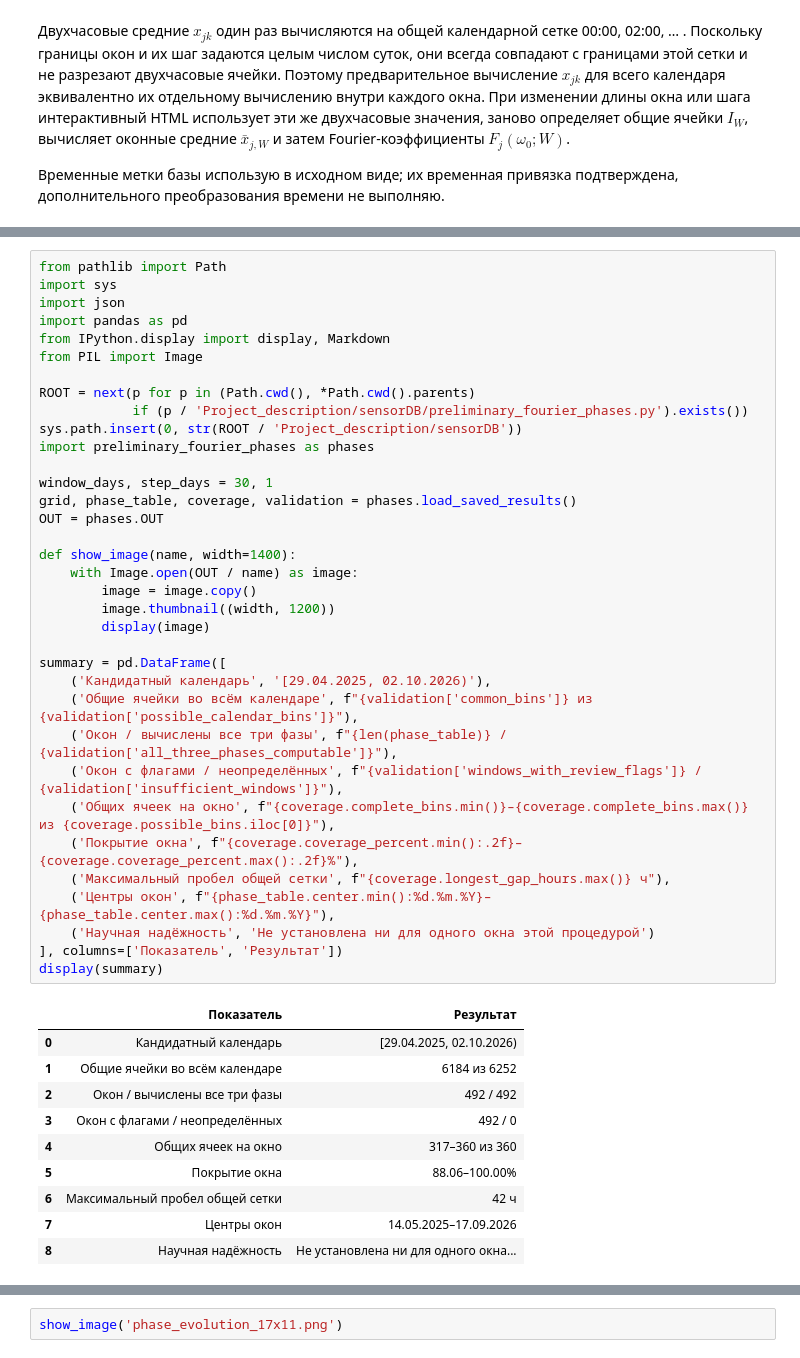
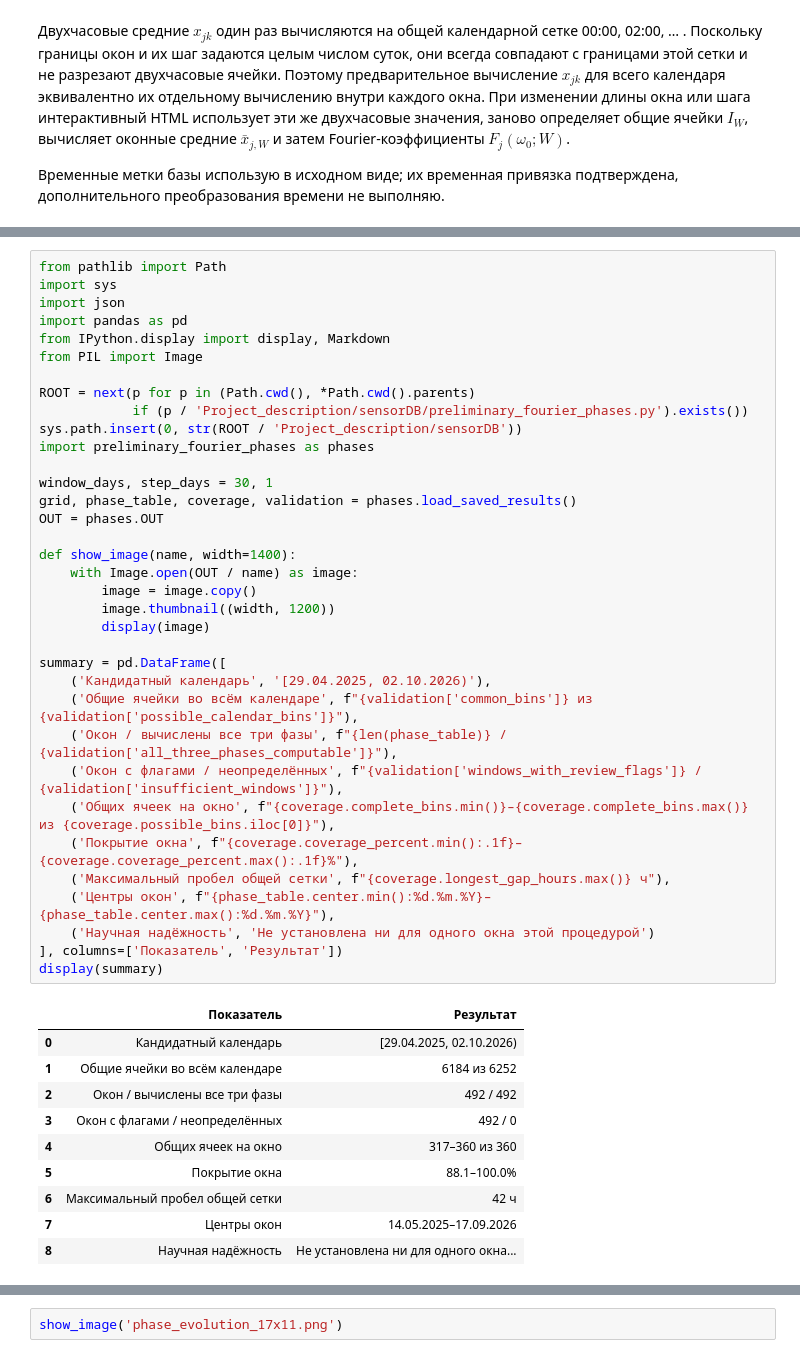
Before and after one commit to DimitriBolt/CO2Flux, a Jupyter notebook: Project_description/Research_log/00_preliminary_fourier_phases.ipynb, the cells around one changed output, grey strips where cells are left out. Saved outputs shown, nothing was run; the diff lists cells and outputs as text.

```diff
--- a/Project_description/Research_log/00_preliminary_fourier_phases.ipynb
+++ b/Project_description/Research_log/00_preliminary_fourier_phases.ipynb
@@ -130,35 +155,35 @@ sys.path.insert(0, str(ROOT / 'Project_description/sensorDB'))
 import preliminary_fourier_phases as phases
 
 window_days, step_days = 30, 1
 grid, phase_table, coverage, validation = phases.load_saved_results()
 OUT = phases.OUT
 
 def show_image(name, width=1400):
     with Image.open(OUT / name) as image:
         image = image.copy()
         image.thumbnail((width, 1200))
         display(image)
 
 summary = pd.DataFrame([
     ('Кандидатный календарь', '[29.04.2025, 02.10.2026)'),
     ('Общие ячейки во всём календаре', f"{validation['common_bins']} из {validation['possible_calendar_bins']}"),
     ('Окон / вычислены все три фазы', f"{len(phase_table)} / {validation['all_three_phases_computable']}"),
     ('Окон с флагами / неопределённых', f"{validation['windows_with_review_flags']} / {validation['insufficient_windows']}"),
     ('Общих ячеек на окно', f"{coverage.complete_bins.min()}–{coverage.complete_bins.max()} из {coverage.possible_bins.iloc[0]}"),
-    ('Покрытие окна', f"{coverage.coverage_percent.min():.2f}–{coverage.coverage_percent.max():.2f}%"),
+    ('Покрытие окна', f"{coverage.coverage_percent.min():.1f}–{coverage.coverage_percent.max():.1f}%"),
     ('Максимальный пробел общей сетки', f"{coverage.longest_gap_hours.max()} ч"),
     ('Центры окон', f"{phase_table.center.min():%d.%m.%Y}–{phase_table.center.max():%d.%m.%Y}"),
     ('Научная надёжность', 'Не установлена ни для одного окна этой процедурой')
 ], columns=['Показатель', 'Результат'])
 display(summary)
 # %% [output]
 |  | Показатель | Результат |
 | 0 | Кандидатный календарь | [29.04.2025, 02.10.2026) |
 | 1 | Общие ячейки во всём календаре | 6184 из 6252 |
 | 2 | Окон / вычислены все три фазы | 492 / 492 |
 | 3 | Окон с флагами / неопределённых | 492 / 0 |
 | 4 | Общих ячеек на окно | 317–360 из 360 |
-| 5 | Покрытие окна | 88.06–100.00% |
+| 5 | Покрытие окна | 88.1–100.0% |
 | 6 | Максимальный пробел общей сетки | 42 ч |
 | 7 | Центры окон | 14.05.2025–17.09.2026 |
 | 8 | Научная надёжность | Не установлена ни для одного окна... |
```
Also changed, not shown: parts of 16 cells of this notebook.
